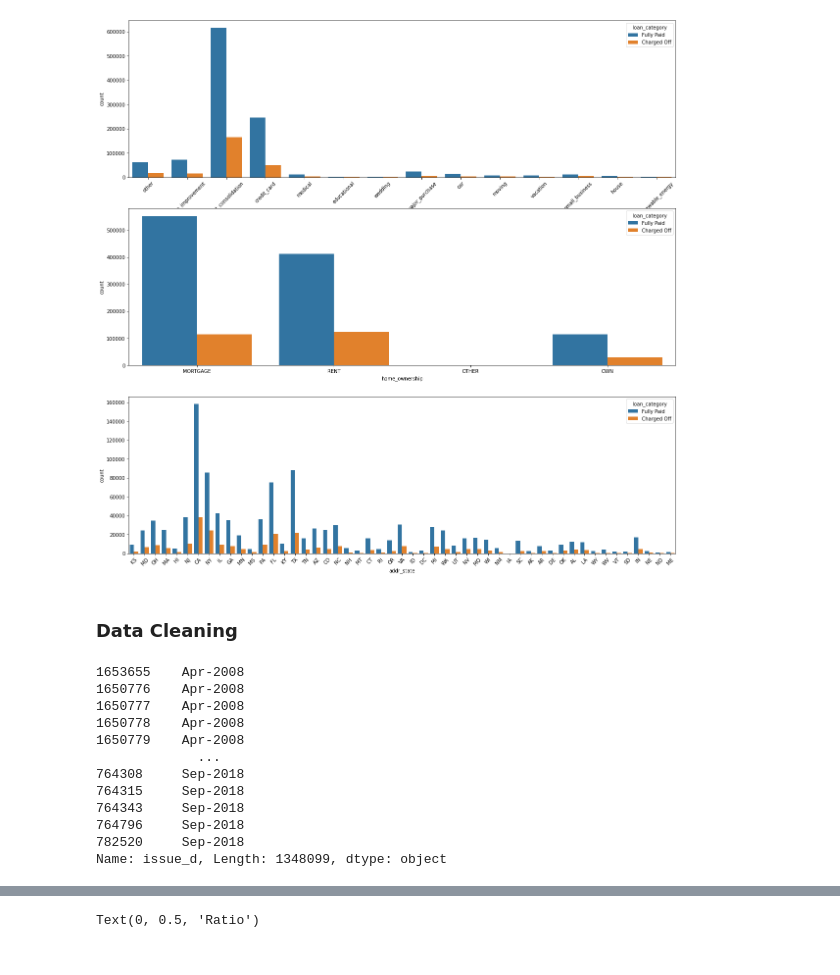
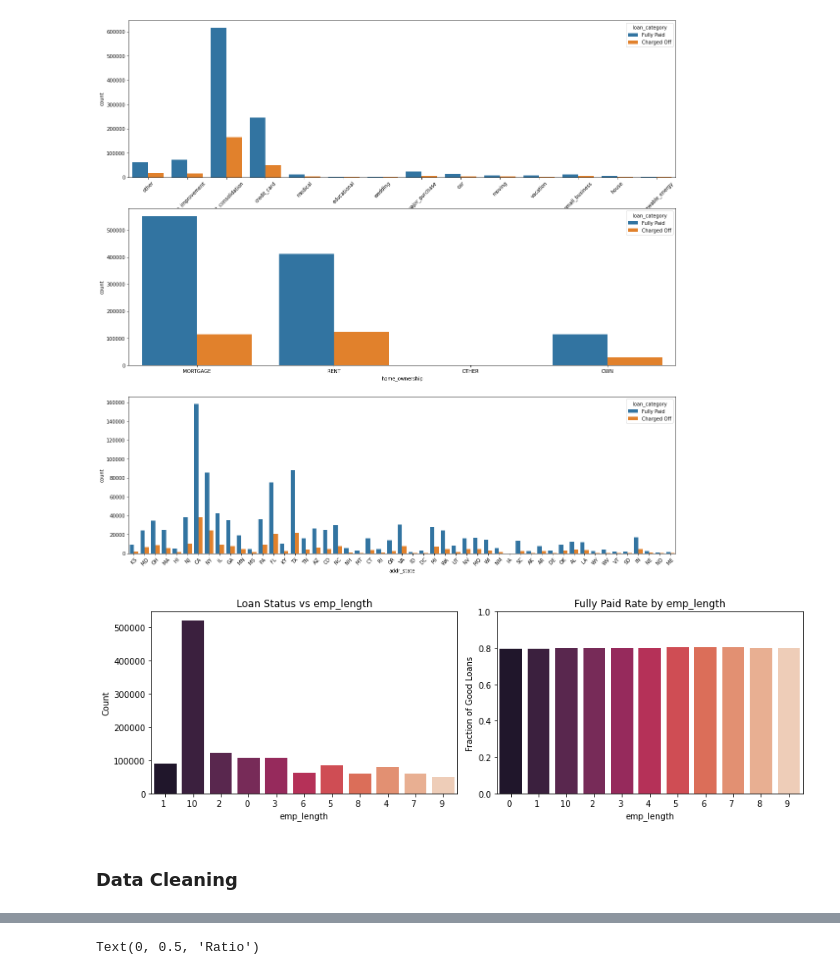
Before and after one commit to Chaitali20-gh/Data-Science, a Jupyter notebook: Lending Club/Lending Club.ipynb, the cells around one changed output, grey strips where cells are left out. Saved outputs shown, nothing was run; the diff lists cells and outputs as text; code cells hidden in the pictures.

```diff
--- a/Lending Club/Lending Club.ipynb
+++ b/Lending Club/Lending Club.ipynb
@@ -341,21 +298,10 @@ state.set_xticklabels(state.get_xticklabels(), rotation=45);
 # sns.countplot(x='title', data=a_lc, hue='loan_category')
 # %% [output]
 [figure]
+# %%
+categorical_plot('emp_length')
+# %% [output]
+[figure, added]
 # %% [markdown]
 ### Data Cleaning
-# %%
-a_lc.issue_d
-# %% [output]
-1653655    Apr-2008
-1650776    Apr-2008
-1650777    Apr-2008
-1650778    Apr-2008
-1650779    Apr-2008
-             ...
-764308     Sep-2018
-764315     Sep-2018
-764343     Sep-2018
-764796     Sep-2018
-782520     Sep-2018
-Name: issue_d, Length: 1348099, dtype: object
 # %%
```
Also changed, not shown: parts of 75 cells of this notebook.
